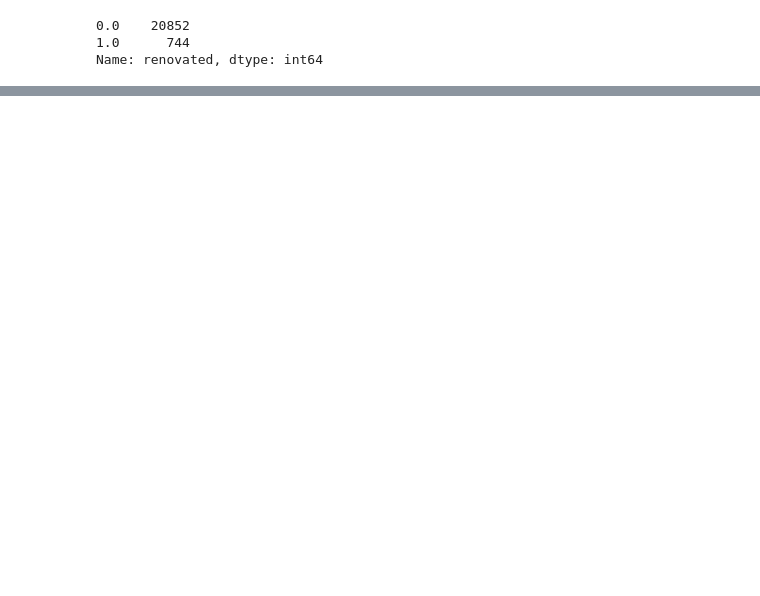
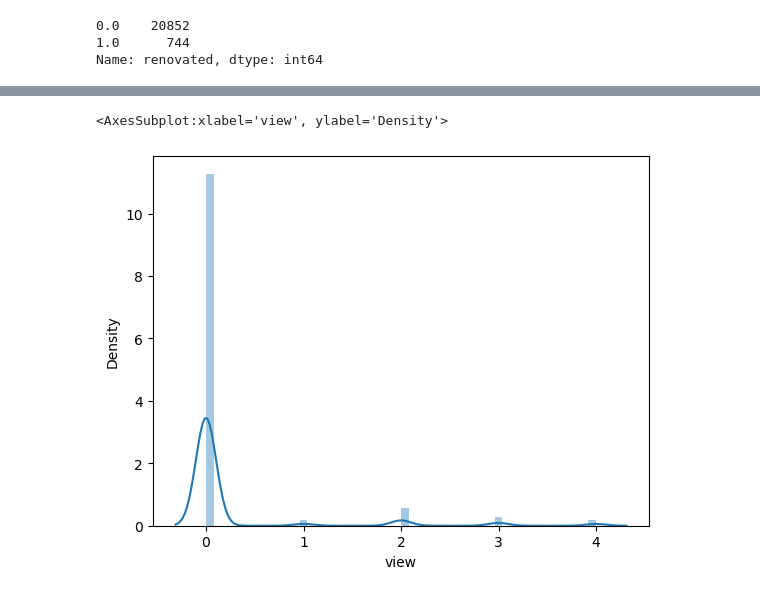
Before and after one commit to jpalgon/KingCountyHousing, a Jupyter notebook: EDA.ipynb, the cells around one changed output, grey strips where cells are left out. Drawn from its saved outputs; the diff is of its cells as text; code cells hidden in the pictures; blank space fills up the shorter version.

```diff
--- a/EDA.ipynb
+++ b/EDA.ipynb
@@ -147,0 +190,5 @@ house.groupby('zipcode').mean().sort_values('view')
+# %%
+sns.distplot(house.view)
+# %% [output]
+<AxesSubplot:xlabel='view', ylabel='Density'>
+[figure, added]
```
Also changed, not shown: parts of 14 cells of this notebook, 5 other files.
